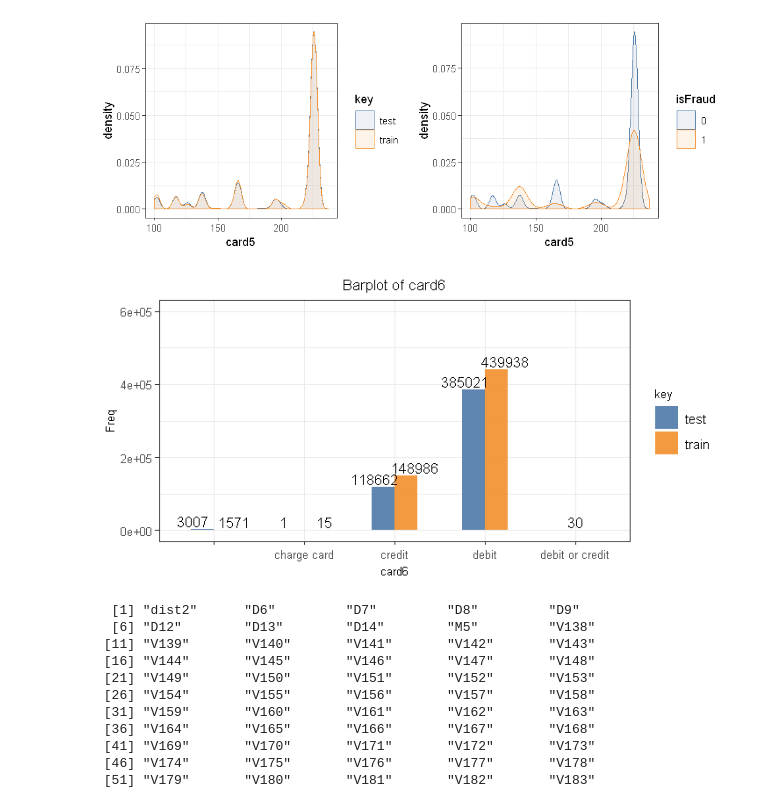
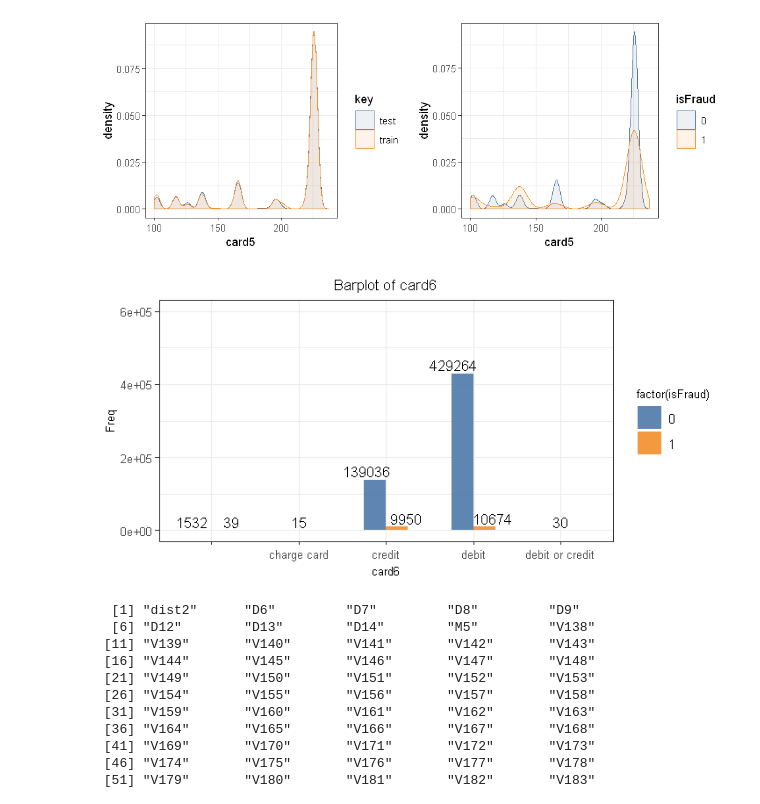
Before and after one commit to adarsh-ravi/FraudDetection, a Jupyter notebook: FraudDetection.ipynb, the cells around one changed output. Cells and saved outputs as stored; diff of their text form; code cells hidden in the pictures.

```diff
--- a/FraudDetection.ipynb
+++ b/FraudDetection.ipynb
@@ -330,18 +332,18 @@ rm(p1, p2)
 [figure]
 # %%
 options(repr.plot.width=6, repr.plot.height=3)
-full %>% group_by(key, card6) %>% summarise(Freq=n()) %>% ggplot(aes(x=card6, y=Freq, fill=key)) +
+full %>% filter(key == 'train') %>% group_by(isFraud, card6) %>% summarise(Freq=n()) %>% ggplot(aes(x=card6, y=Freq, fill=factor(isFraud)))+
     geom_bar(position = 'dodge', stat='identity', alpha=0.9, width=0.5) +
     geom_text(aes(label=Freq), position=position_dodge(width=0.9), vjust=-0.25, size=3.5) +
     scale_fill_tableau() +
     theme_bw() + ylim(0, 6e+05) +
     ggtitle('Barplot of card6') +
     theme(plot.title = element_text(hjust=0.5, size=10),
           axis.text = element_text(size=8),
           legend.title = element_text(size=8),
           axis.title = element_text(size=8))
 # %% [output]
-[figure, old version]
+[figure, new version]
 # %%
 missing_rate <- colSums(is.na(full))/nrow(full)
 missing_delVars <- names(missing_rate[missing_rate> 0.60])
```
Also changed, not shown: parts of 13 cells of this notebook.
